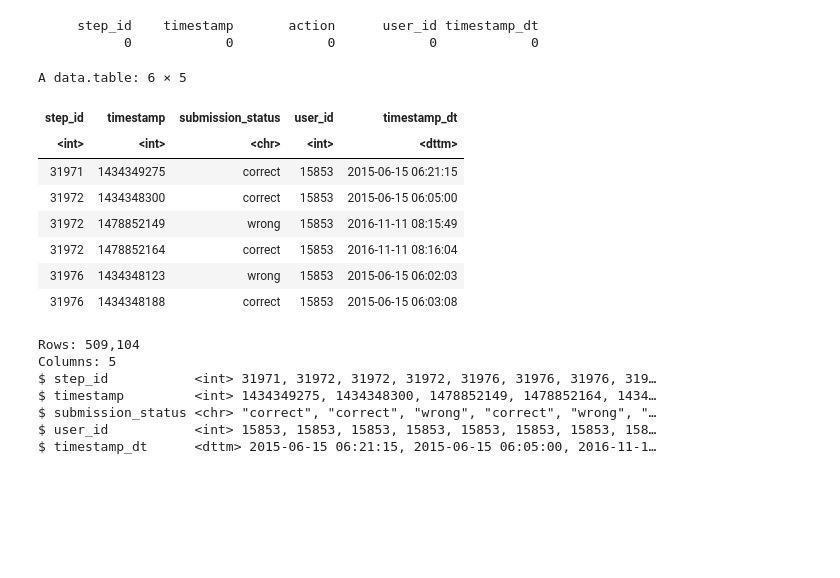
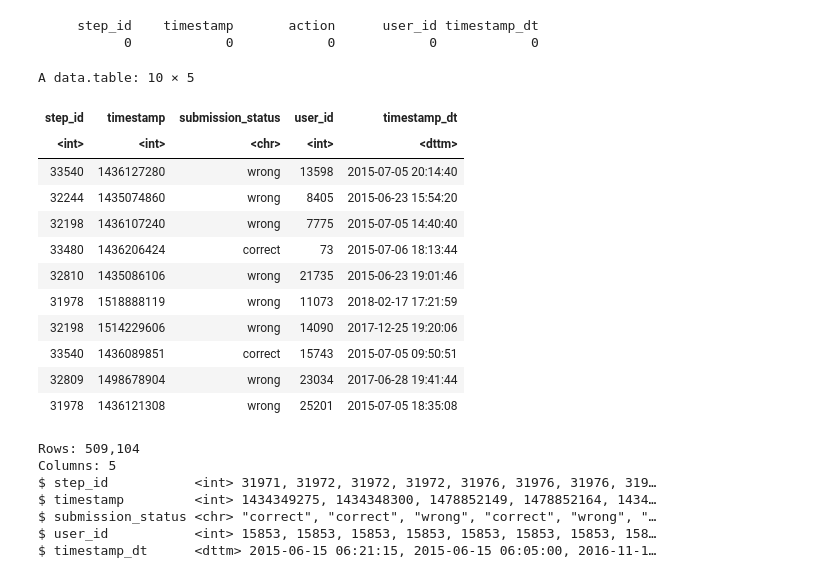
Before and after one commit to Safonovanastya87/stepik-product-analytics-completion-risk-ml, a Jupyter notebook: notebooks/eda-problematic-steps-and-user-behavior-analysis.ipynb, the cells around one changed output. Drawn from its saved outputs; the diff is of its cells as text; code cells hidden in the pictures; blank space fills up the shorter version.

```diff
--- a/notebooks/eda-problematic-steps-and-user-behavior-analysis.ipynb
+++ b/notebooks/eda-problematic-steps-and-user-behavior-analysis.ipynb
@@ -206,17 +229,23 @@ colSums(is.na(events_data))
      step_id    timestamp       action      user_id timestamp_dt
            0            0            0            0            0
 # %%
-head(submissions_data)
+# Set seed for reproducibility so the same sample is shown every time
+set.seed(42)
+submissions_data %>% sample_n(10)
 # %% [output]
-A data.table: 6 × 5
+A data.table: 10 × 5
 | step_id | timestamp | submission_status | user_id | timestamp_dt |
 | <int> | <int> | <chr> | <int> | <dttm> |
-| 31971 | 1434349275 | correct | 15853 | 2015-06-15 06:21:15 |
-| 31972 | 1434348300 | correct | 15853 | 2015-06-15 06:05:00 |
-| 31972 | 1478852149 | wrong | 15853 | 2016-11-11 08:15:49 |
-| 31972 | 1478852164 | correct | 15853 | 2016-11-11 08:16:04 |
-| 31976 | 1434348123 | wrong | 15853 | 2015-06-15 06:02:03 |
-| 31976 | 1434348188 | correct | 15853 | 2015-06-15 06:03:08 |
+| 33540 | 1436127280 | wrong | 13598 | 2015-07-05 20:14:40 |
+| 32244 | 1435074860 | wrong | 8405 | 2015-06-23 15:54:20 |
+| 32198 | 1436107240 | wrong | 7775 | 2015-07-05 14:40:40 |
+| 33480 | 1436206424 | correct | 73 | 2015-07-06 18:13:44 |
+| 32810 | 1435086106 | wrong | 21735 | 2015-06-23 19:01:46 |
+| 31978 | 1518888119 | wrong | 11073 | 2018-02-17 17:21:59 |
+| 32198 | 1514229606 | wrong | 14090 | 2017-12-25 19:20:06 |
+| 33540 | 1436089851 | correct | 15743 | 2015-07-05 09:50:51 |
+| 32809 | 1498678904 | wrong | 23034 | 2017-06-28 19:41:44 |
+| 31978 | 1436121308 | wrong | 25201 | 2015-07-05 18:35:08 |
 # %%
 glimpse(submissions_data)
 # %% [output]
```
Also changed, not shown: parts of 31 cells of this notebook, 1 other file.
